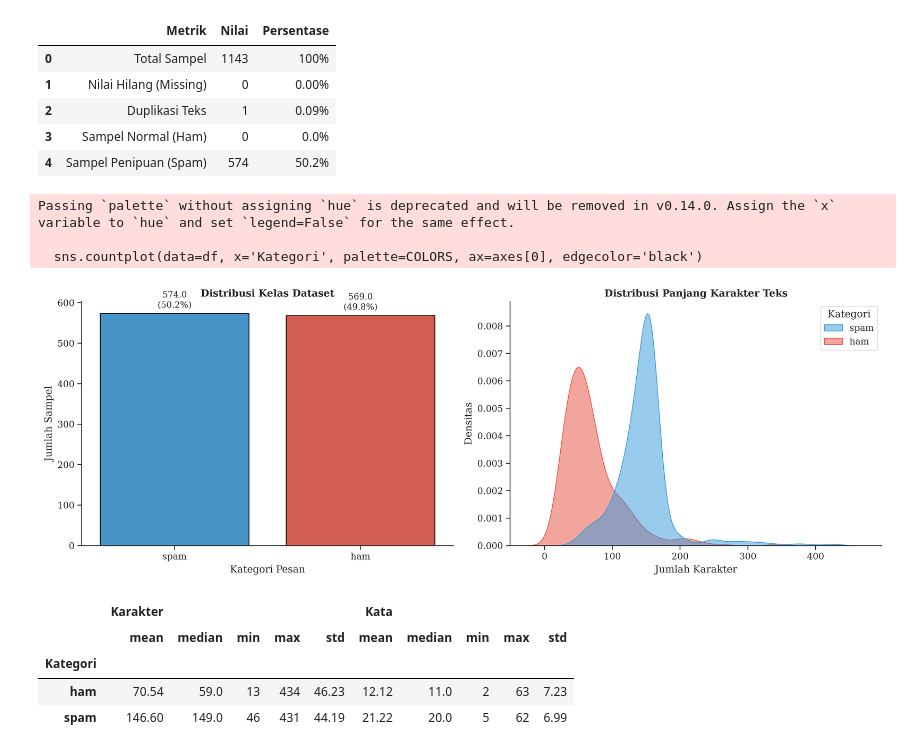
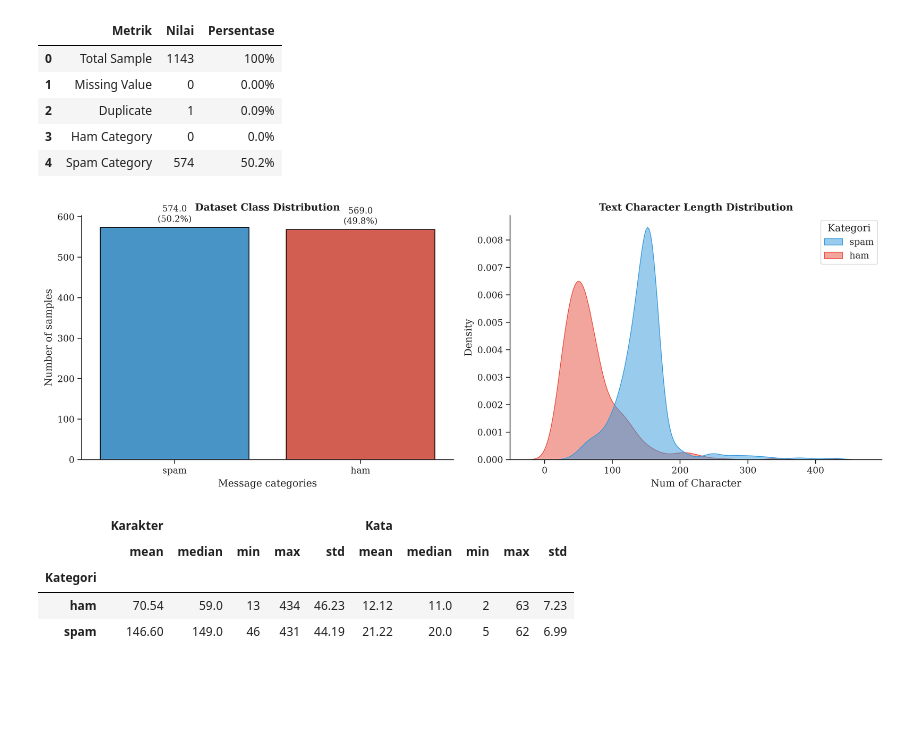
Before and after one commit to farhanhr/llm_generated_dataset, a Jupyter notebook: notebooks/LLM_augmented_notebooks.ipynb, the cells around one changed output. Drawn from its saved outputs; the diff is of its cells as text; code cells hidden in the pictures; blank space fills up the shorter version.

```diff
--- a/notebooks/LLM_augmented_notebooks.ipynb
+++ b/notebooks/LLM_augmented_notebooks.ipynb
@@ -30,7 +30,7 @@ class_counts = df['Kategori'].value_counts()
 class_ratios = df['Kategori'].value_counts(normalize=True) * 100
 
 eda_summary = pd.DataFrame({
-    'Metrik': ['Total Sampel', 'Nilai Hilang (Missing)', 'Duplikasi Teks', 'Sampel Normal (Ham)', 'Sampel Penipuan (Spam)'],
+    'Metrik': ['Total Sample', 'Missing Value', 'Duplicate', 'Ham Category', 'Spam Category'],
     'Nilai': [total_rows, missing_values, duplicates, class_counts.get('normal', 0), class_counts.get('spam', 0)],
     'Persentase': ['100%', f"{(missing_values/total_rows)*100:.2f}%", f"{(duplicates/total_rows)*100:.2f}%", f"{class_ratios.get('normal', 0):.1f}%", f"{class_ratios.get('spam', 0):.1f}%"]
 })
@@ -38,44 +38,41 @@ eda_summary = pd.DataFrame({
 display(eda_summary)
 # %% [output]
 |  | Metrik | Nilai | Persentase |
-| 0 | Total Sampel | 1143 | 100% |
-| 1 | Nilai Hilang (Missing) | 0 | 0.00% |
-| 2 | Duplikasi Teks | 1 | 0.09% |
-| 3 | Sampel Normal (Ham) | 0 | 0.0% |
-| 4 | Sampel Penipuan (Spam) | 574 | 50.2% |
+| 0 | Total Sample | 1143 | 100% |
+| 1 | Missing Value | 0 | 0.00% |
+| 2 | Duplicate | 1 | 0.09% |
+| 3 | Ham Category | 0 | 0.0% |
+| 4 | Spam Category | 574 | 50.2% |
 # %%
 df['Karakter'] = df['Pesan'].apply(len)
 df['Kata'] = df['Pesan'].apply(lambda x: len(str(x).split()))
 
 fig, axes = plt.subplots(1, 2, figsize=(14, 5))
 
-sns.countplot(data=df, x='Kategori', palette=COLORS, ax=axes[0], edgecolor='black')
-axes[0].set_title('Distribusi Kelas Dataset', fontweight='bold')
-axes[0].set_ylabel('Jumlah Sampel')
-axes[0].set_xlabel('Kategori Pesan')
+sns.countplot(data=df, x='Kategori', hue='Kategori', palette=COLORS, ax=axes[0], edgecolor='black')
+axes[0].set_title('Dataset Class Distribution', fontweight='bold')
+axes[0].set_ylabel('Number of samples')
+axes[0].set_xlabel('Message categories')
 
 for p in axes[0].patches:
     height = p.get_height()
     axes[0].annotate(f'{height}\n({(height/total_rows)*100:.1f}%)',
                      xy=(p.get_x() + p.get_width() / 2, height),
                      xytext=(0, 3), textcoords="offset points",
                      ha='center', va='bottom', fontsize=10)
 
 sns.kdeplot(data=df, x='Karakter', hue='Kategori', fill=True, palette=COLORS, ax=axes[1], alpha=0.5)
-axes[1].set_title('Distribusi Panjang Karakter Teks', fontweight='bold')
-axes[1].set_ylabel('Densitas')
-axes[1].set_xlabel('Jumlah Karakter')
+axes[1].set_title('Text Character Length Distribution', fontweight='bold')
+axes[1].set_ylabel('Density')
+axes[1].set_xlabel('Num of Character')
 
 plt.tight_layout()
 plt.show()
 
 text_stats = df.groupby('Kategori')[['Karakter', 'Kata']].agg(['mean', 'median', 'min', 'max', 'std']).round(2)
 display(text_stats)
 # %% [output]
-Passing `palette` without assigning `hue` is deprecated and will be removed in v0.14.0. Assign the `x` variable to `hue` and set `legend=False` for the same effect.
-
-  sns.countplot(data=df, x='Kategori', palette=COLORS, ax=axes[0], edgecolor='black')
-[figure, old version]
+[figure, new version]
 |  | Karakter |  |  |  |  | Kata |  |  |  |  |
 |  | mean | median | min | max | std | mean | median | min | max | std |
 | Kategori |  |  |  |  |  |  |  |  |  |  |
```
Also changed, not shown: parts of 7 cells of this notebook.
